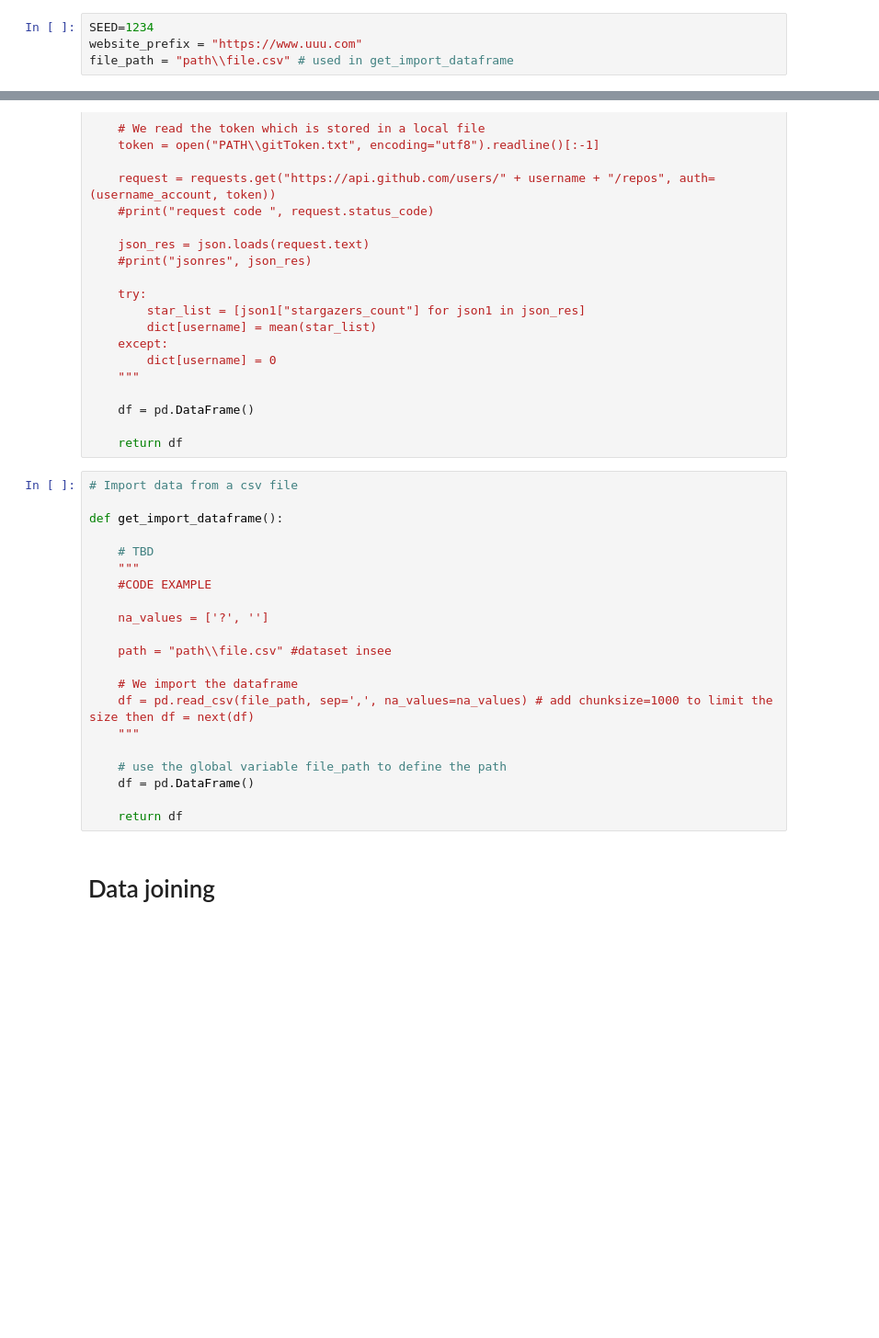
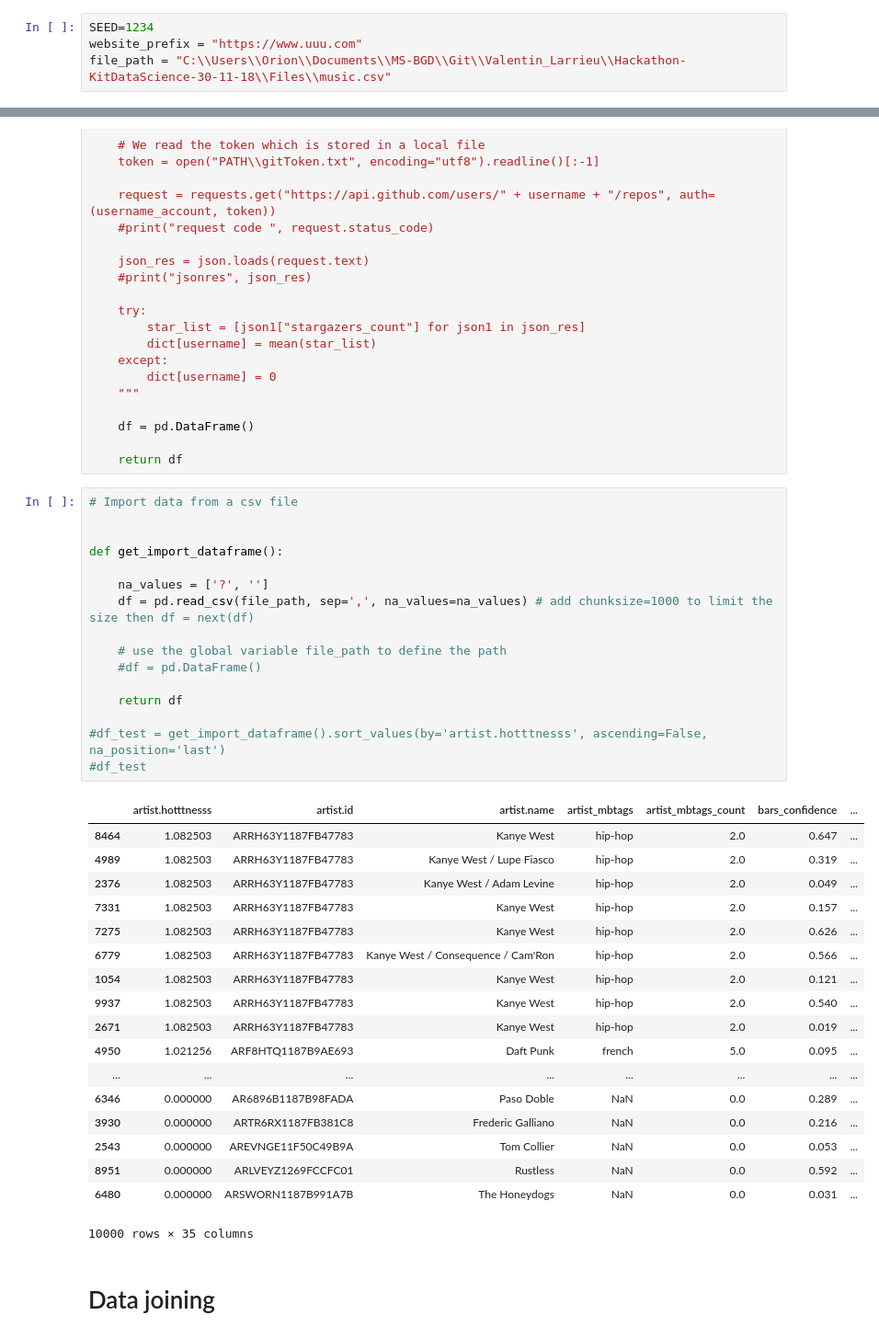
Before and after one commit to Hackathon-Semi-croustillants/Hackathon-KitDataScience-30-11-18, a Jupyter notebook: Hackaton-Semi-Croustillant.ipynb, the cells around one changed output, grey strips where cells are left out. Shown: that part at 92% size. Cells and saved outputs as stored; diff of their text form; blank space fills up the shorter version.

```diff
--- a/Hackaton-Semi-Croustillant.ipynb
+++ b/Hackaton-Semi-Croustillant.ipynb
@@ -49,7 +53,7 @@ sns.set(style="whitegrid")
 # %%
 SEED=1234
 website_prefix = "https://www.uuu.com"
-file_path = "path\\file.csv" # used in get_import_dataframe
+file_path = "C:\\Users\\Orion\\Documents\\MS-BGD\\Git\\Valentin_Larrieu\\Hackathon-KitDataScience-30-11-18\\Files\\music.csv"
 # %% [markdown]
 # Global fuctions
 # %%
@@ -119,24 +123,38 @@ def get_api_dataframe():
 # %%
 # Import data from a csv file
 
+
 def get_import_dataframe():
 
-    # TBD
-    """
-    #CODE EXAMPLE
-
     na_values = ['?', '']
-
-    path = "path\\file.csv" #dataset insee
-
-    # We import the dataframe
     df = pd.read_csv(file_path, sep=',', na_values=na_values) # add chunksize=1000 to limit the size then df = next(df)
-    """
 
     # use the global variable file_path to define the path
-    df = pd.DataFrame()
+    #df = pd.DataFrame()
 
     return df
+
+#df_test = get_import_dataframe().sort_values(by='artist.hotttnesss', ascending=False, na_position='last')
+#df_test
+# %% [output]
+|  | artist.hotttnesss | artist.id | artist.name | artist_mbtags | artist_mbtags_count | bars_confidence | ... |
+| 8464 | 1.082503 | ARRH63Y1187FB47783 | Kanye West | hip-hop | 2.0 | 0.647 | ... |
+| 4989 | 1.082503 | ARRH63Y1187FB47783 | Kanye West / Lupe Fiasco | hip-hop | 2.0 | 0.319 | ... |
+| 2376 | 1.082503 | ARRH63Y1187FB47783 | Kanye West / Adam Levine | hip-hop | 2.0 | 0.049 | ... |
+| 7331 | 1.082503 | ARRH63Y1187FB47783 | Kanye West | hip-hop | 2.0 | 0.157 | ... |
+| 7275 | 1.082503 | ARRH63Y1187FB47783 | Kanye West | hip-hop | 2.0 | 0.626 | ... |
+| 6779 | 1.082503 | ARRH63Y1187FB47783 | Kanye West / Consequence / Cam'Ron | hip-hop | 2.0 | 0.566 | ... |
+| 1054 | 1.082503 | ARRH63Y1187FB47783 | Kanye West | hip-hop | 2.0 | 0.121 | ... |
+| 9937 | 1.082503 | ARRH63Y1187FB47783 | Kanye West | hip-hop | 2.0 | 0.540 | ... |
+| 2671 | 1.082503 | ARRH63Y1187FB47783 | Kanye West | hip-hop | 2.0 | 0.019 | ... |
+| 4950 | 1.021256 | ARF8HTQ1187B9AE693 | Daft Punk | french | 5.0 | 0.095 | ... |
+| ... | ... | ... | ... | ... | ... | ... | ... |
+| 6346 | 0.000000 | AR6896B1187B98FADA | Paso Doble | NaN | 0.0 | 0.289 | ... |
+| 3930 | 0.000000 | ARTR6RX1187FB381C8 | Frederic Galliano | NaN | 0.0 | 0.216 | ... |
+| 2543 | 0.000000 | AREVNGE11F50C49B9A | Tom Collier | NaN | 0.0 | 0.053 | ... |
+| 8951 | 0.000000 | ARLVEYZ1269FCCFC01 | Rustless | NaN | 0.0 | 0.592 | ... |
+| 6480 | 0.000000 | ARSWORN1187B991A7B | The Honeydogs | NaN | 0.0 | 0.031 | ... |
+10000 rows × 35 columns
 # %% [markdown]
  # Data joining
 # %%
```
Also changed, not shown: parts of 9 cells of this notebook.
